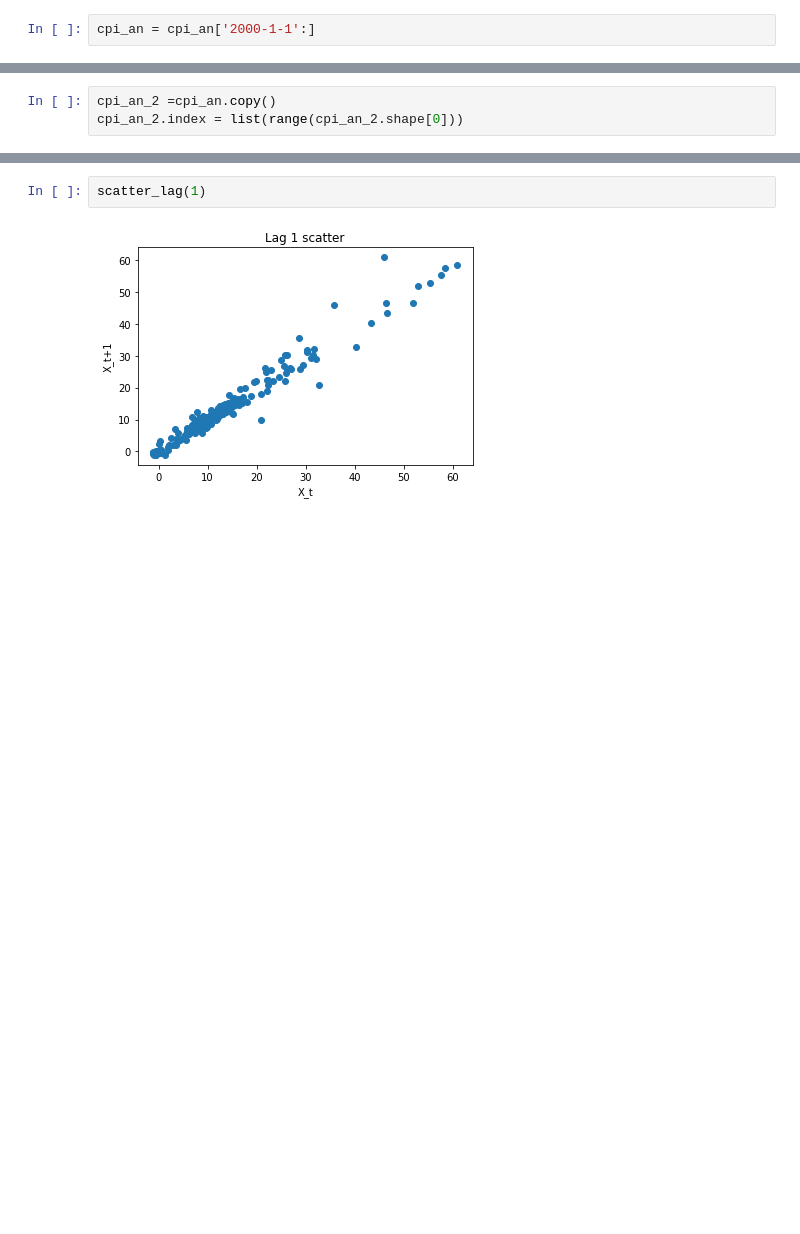
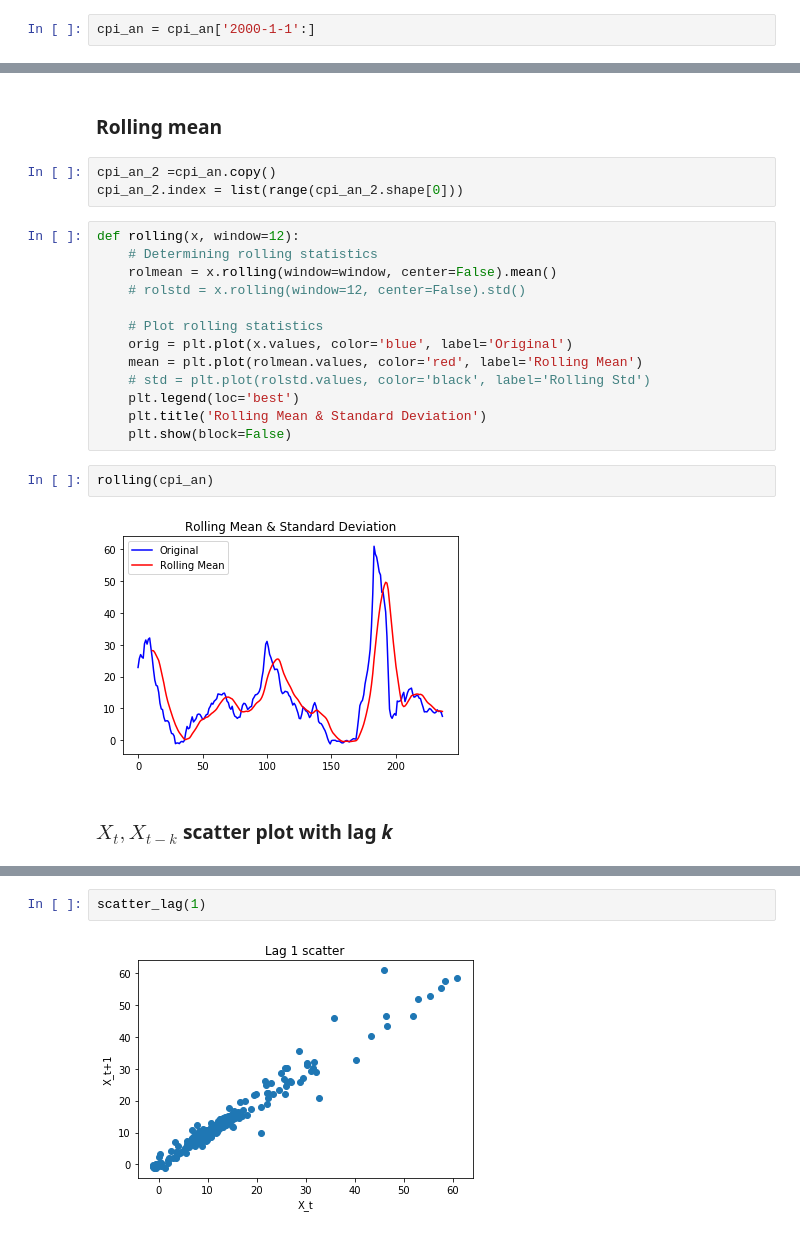
Before and after one commit to gamble27/CPI, a Jupyter notebook: data_analysis.ipynb, the cells around one changed output, grey strips where cells are left out. Cells and saved outputs as stored; diff of their text form; blank space fills up the shorter version.

```diff
--- a/data_analysis.ipynb
+++ b/data_analysis.ipynb
@@ -53,4 +79,25 @@ cpi_an = cpi_an['2000-1-1':]
+# %% [markdown]
+### Rolling mean
 # %%
 cpi_an_2 =cpi_an.copy()
 cpi_an_2.index = list(range(cpi_an_2.shape[0]))
+# %%
+def rolling(x, window=12):
+    # Determining rolling statistics
+    rolmean = x.rolling(window=window, center=False).mean()
+    # rolstd = x.rolling(window=12, center=False).std()
+
+    # Plot rolling statistics
+    orig = plt.plot(x.values, color='blue', label='Original')
+    mean = plt.plot(rolmean.values, color='red', label='Rolling Mean')
+    # std = plt.plot(rolstd.values, color='black', label='Rolling Std')
+    plt.legend(loc='best')
+    plt.title('Rolling Mean & Standard Deviation')
+    plt.show(block=False)
+# %%
+rolling(cpi_an)
+# %% [output]
+[figure, added]
+# %% [markdown]
+### $ X_t, X_{t-k} $ scatter plot with lag _k_
 # %%
```
Also changed, not shown: parts of 18 cells of this notebook.
